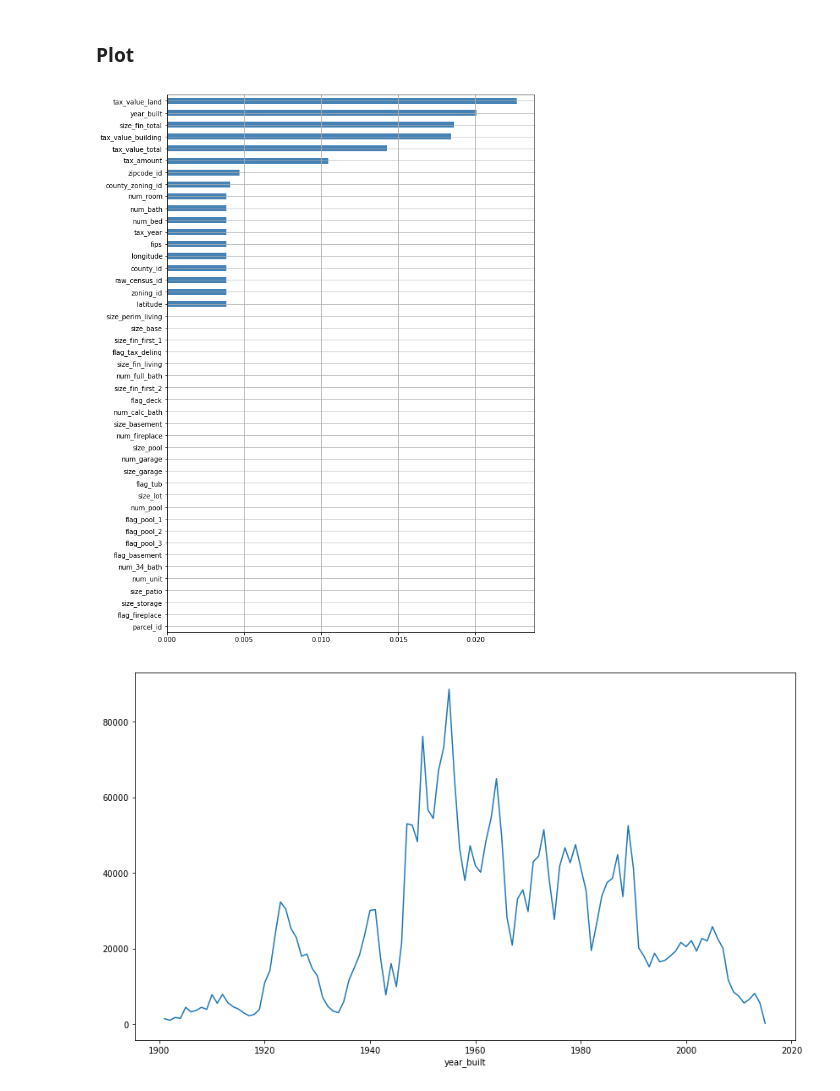
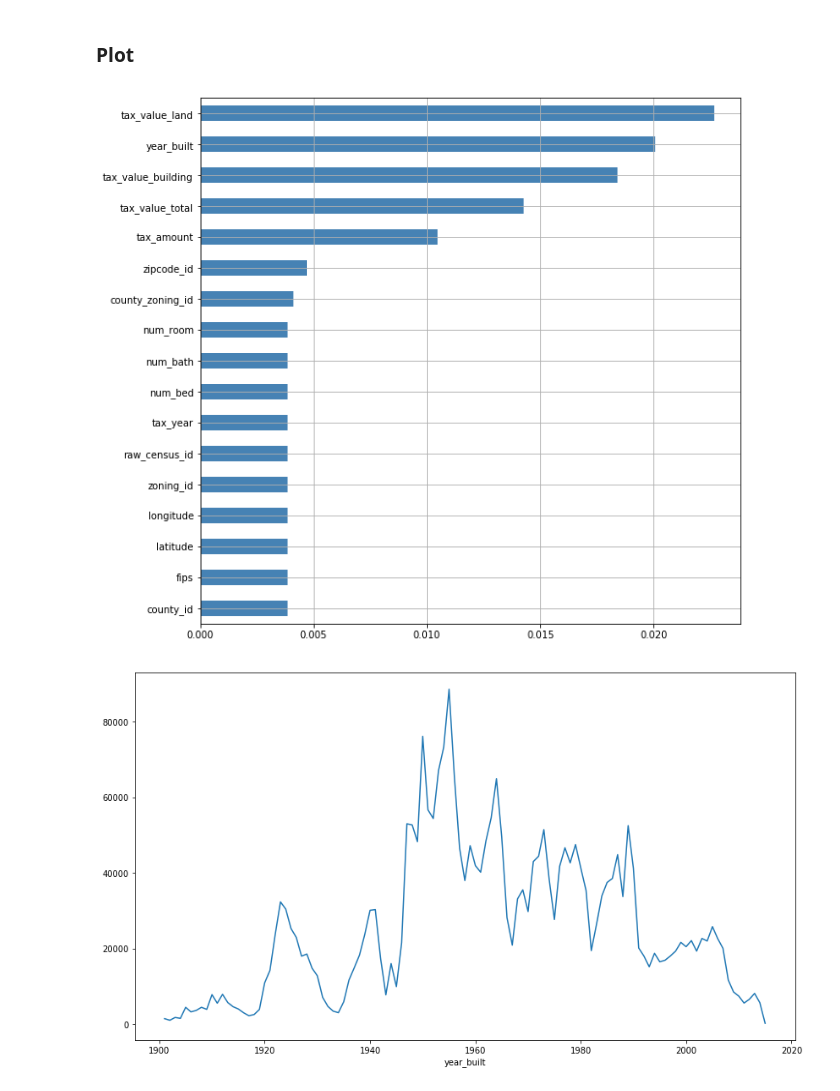
Before and after one commit to samuelluo/kaggle-zillow, a Jupyter notebook: explore_properties.ipynb, the cells around one changed output. Cells and saved outputs as stored; diff of their text form; code cells hidden in the pictures.

```diff
--- a/explore_properties.ipynb
+++ b/explore_properties.ipynb
@@ -200,7 +184,7 @@ columns = [
 for column in columns:
     properties[column] = properties[column].apply(lambda x: 0 if pandas.isnull(x) else 1)
 # %%
-# Handle continuous
+# Fill in continuous features
 columns = [
     'size_basement', 'size_storage',
     'size_perim_living', 'size_base',
@@ -210,7 +194,8 @@ columns = [
     'num_pool', 'num_garage',
     'size_garage', 'num_unit',
     'size_lot', 'size_fin_living',
-    'num_full_bath', 'num_calc_bath'
+    'num_full_bath', 'num_calc_bath',
+    'size_fin_total'
 ]
 for column in columns:
     properties[column] = properties[column].fillna(0)
@@ -232,14 +219,15 @@ properties = properties.drop(columns, axis=1)
 # %% [markdown]
 ### Plot
 # %%
-null_percentage = properties.isnull().sum()
-null_percentage = null_percentage/properties.shape[0]
-null_percentage = null_percentage.sort_values()
+missing_percentage = properties.isnull().sum()
+missing_percentage = missing_percentage/properties.shape[0]
+missing_percentage = missing_percentage[missing_percentage != 0]
+missing_percentage = missing_percentage.sort_values()
 # %%
-null_percentage.plot(kind='barh', figsize=(10,15), grid=True, color='steelblue')
+missing_percentage.plot(kind='barh', figsize=(10,10), grid=True, color='steelblue')
 matplotlib.pyplot.show()
 # %% [output]
-[figure, old version]
+[figure, new version]
 # %%
 year_built_counts = properties.groupby('year_built').count()['parcel_id']
 year_built_counts = year_built_counts.rename('count').sort_index()
```
Also changed, not shown: parts of 10 cells of this notebook.
